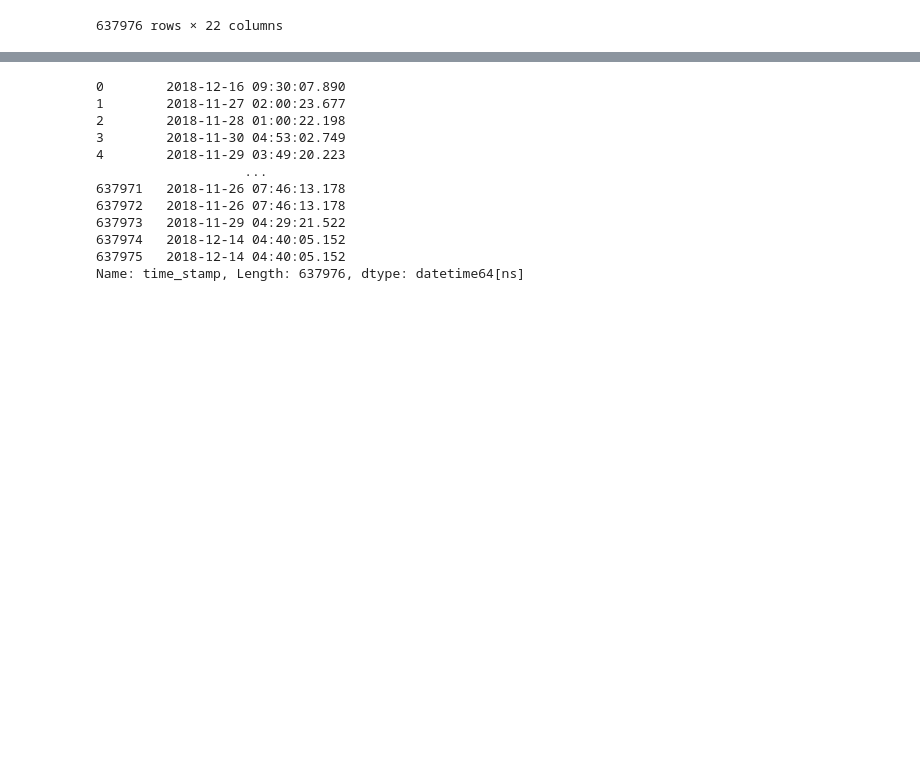
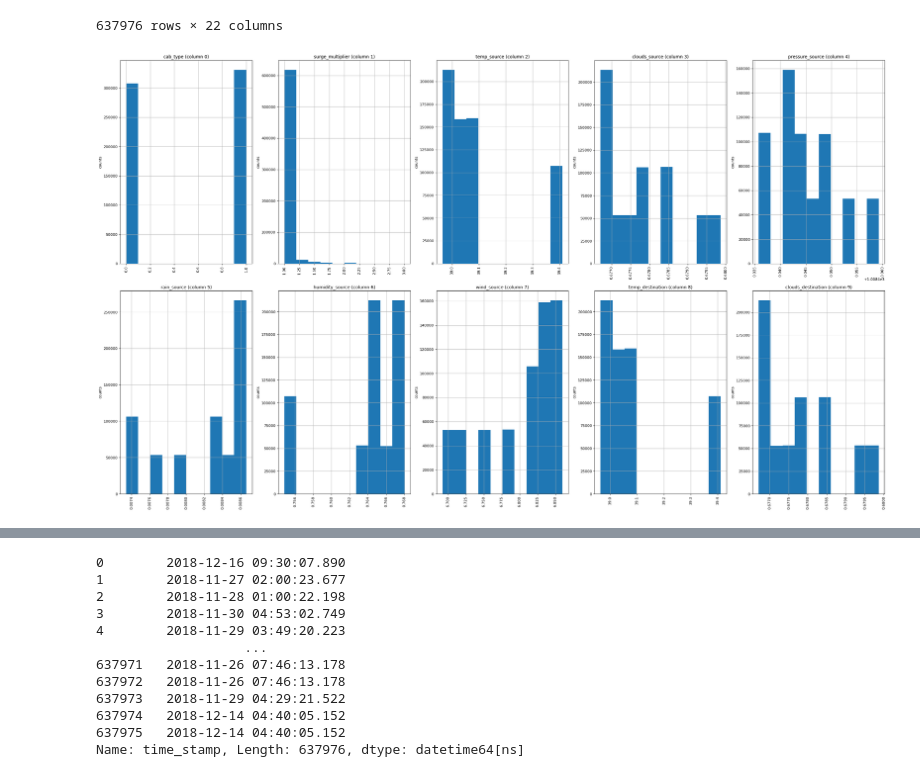
Before and after one commit to michaelle93/D214capstone, a Jupyter notebook: D214Report.ipynb, the cells around one changed output, grey strips where cells are left out. Saved outputs shown, nothing was run; the diff lists cells and outputs as text; code cells hidden in the pictures; blank space fills up the shorter version.

Commit message:
testing visualizations

```diff
--- a/D214Report.ipynb
+++ b/D214Report.ipynb
@@ -424,3 +424,7 @@ df3
 | 637974 | 0.99 | Lyft | 1544762405152 | Haymarket Square | Financial District | 10.5 | 1.0 | 608d9d2b-c195-47eb-aff5-7d25448186a3 | lyft_plus | ... |
 | 637975 | 0.99 | Lyft | 1544762405152 | Haymarket Square | Financial District | 13.5 | 1.0 | 64941bda-40bc-4e2d-bd8f-4a4338b41ee5 | lyft_premier | ... |
 637976 rows × 22 columns
+# %%
+plotPerColumnDistribution(df3, 10, 5)
+# %% [output]
+[figure, added]
```
Also changed, not shown: parts of 19 cells of this notebook.
